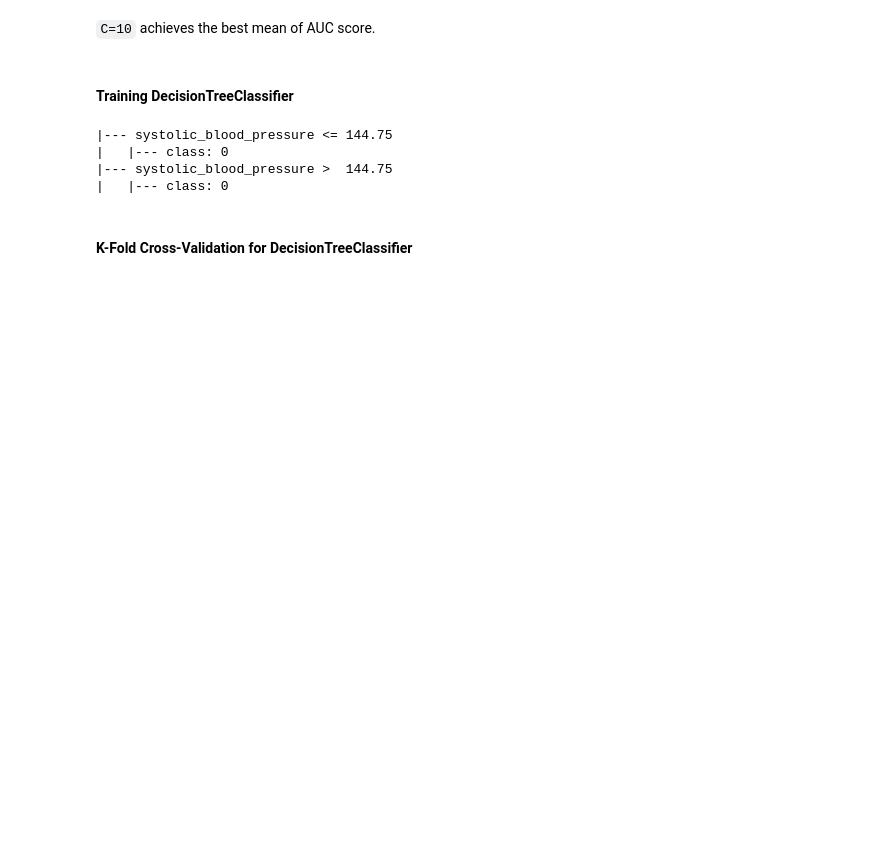
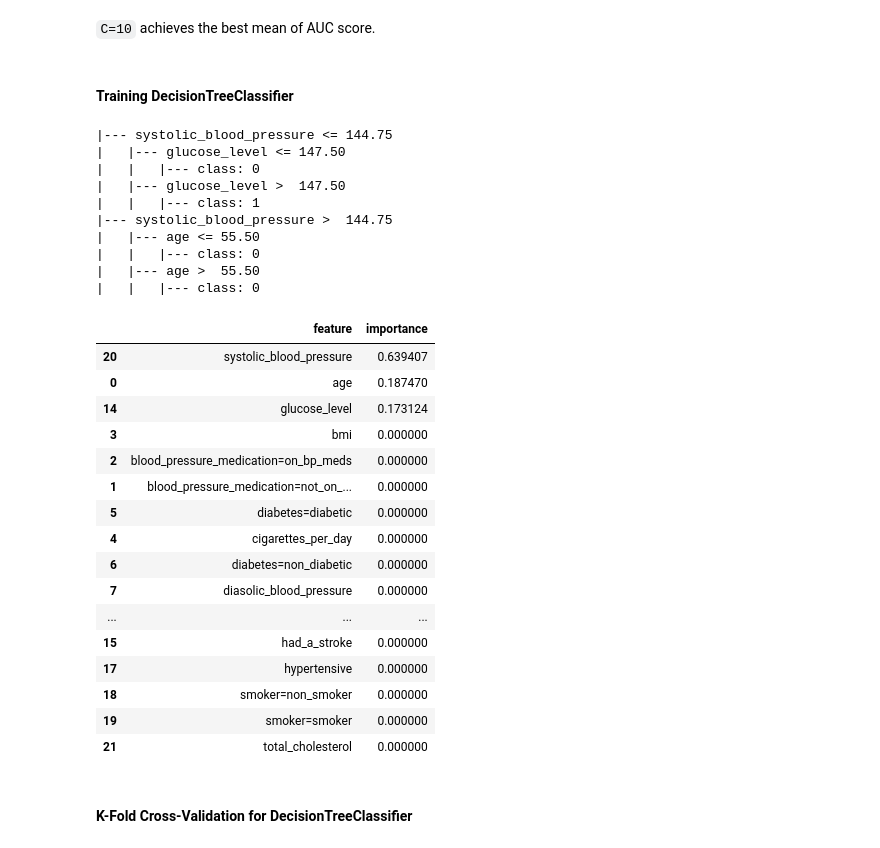
Before and after one commit to huanruizhang111/Machine-Learning-Zoomcamp-2025, a Jupyter notebook: Projects/Heart_Disease_Risk_Prediction/notebook.ipynb, the cells around one changed output. Drawn from its saved outputs; the diff is of its cells as text; code cells hidden in the pictures; blank space fills up the shorter version.

```diff
--- a/Projects/Heart_Disease_Risk_Prediction/notebook.ipynb
+++ b/Projects/Heart_Disease_Risk_Prediction/notebook.ipynb
@@ -449,14 +449,43 @@ df_auc_score_hyperparamters
 # %%
 from sklearn.tree import DecisionTreeClassifier
 from sklearn.tree import export_text
-dt = DecisionTreeClassifier(max_depth=1)
+dt = DecisionTreeClassifier(max_depth=2)
 dt.fit(X_train, y_train)
 print(export_text(dt, feature_names=dv.get_feature_names_out()))
+
+df_feature_importance = pd.DataFrame({
+    'feature': dv.get_feature_names_out(),
+    'importance': dt.feature_importances_
+}).sort_values(by='importance', ascending=False)
+df_feature_importance
 # %% [output]
 |--- systolic_blood_pressure <= 144.75
-|   |--- class: 0
+|   |--- glucose_level <= 147.50
+|   |   |--- class: 0
+|   |--- glucose_level >  147.50
+|   |   |--- class: 1
 |--- systolic_blood_pressure >  144.75
-|   |--- class: 0
+|   |--- age <= 55.50
+|   |   |--- class: 0
+|   |--- age >  55.50
+|   |   |--- class: 0
+|  | feature | importance |
+| 20 | systolic_blood_pressure | 0.639407 |
+| 0 | age | 0.187470 |
+| 14 | glucose_level | 0.173124 |
+| 3 | bmi | 0.000000 |
+| 2 | blood_pressure_medication=on_bp_meds | 0.000000 |
+| 1 | blood_pressure_medication=not_on_... | 0.000000 |
+| 5 | diabetes=diabetic | 0.000000 |
+| 4 | cigarettes_per_day | 0.000000 |
+| 6 | diabetes=non_diabetic | 0.000000 |
+| 7 | diasolic_blood_pressure | 0.000000 |
+| ... | ... | ... |
+| 15 | had_a_stroke | 0.000000 |
+| 17 | hypertensive | 0.000000 |
+| 18 | smoker=non_smoker | 0.000000 |
+| 19 | smoker=smoker | 0.000000 |
+| 21 | total_cholesterol | 0.000000 |
 # %% [markdown]
 #### K-Fold Cross-Validation for DecisionTreeClassifier
 # %%
```
Also changed, not shown: parts of 12 cells of this notebook.
